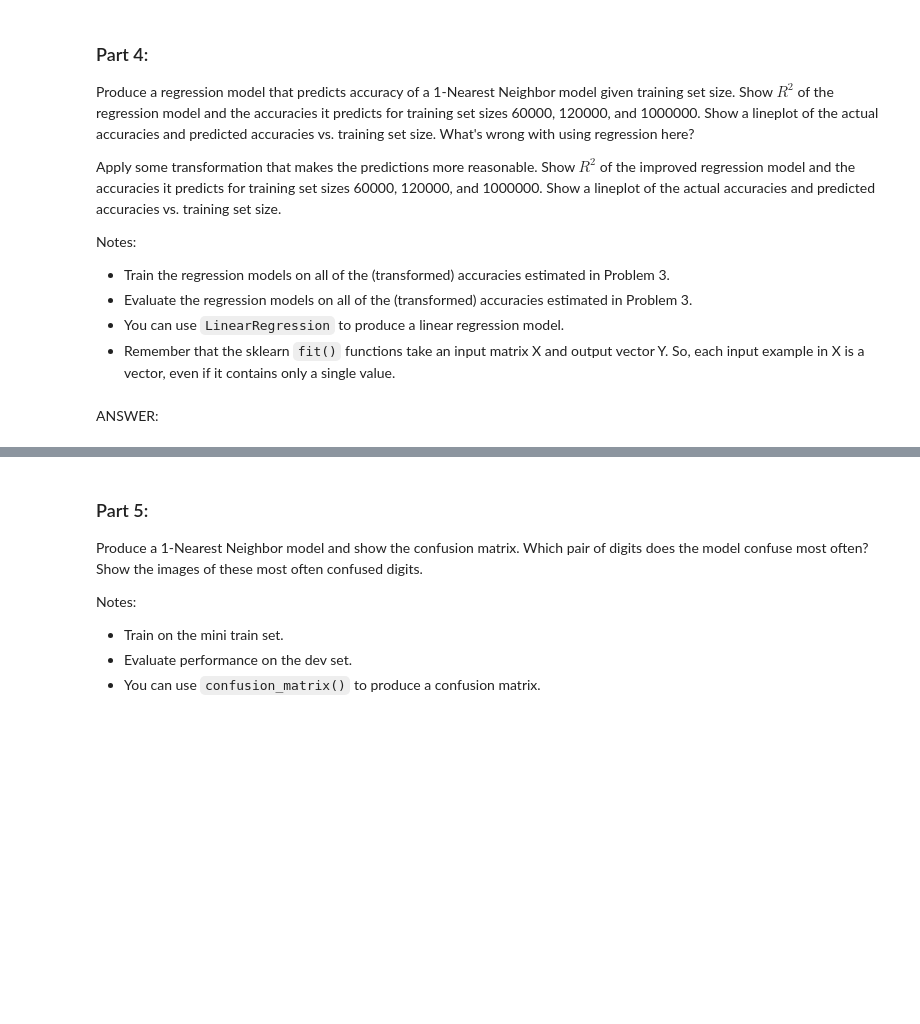
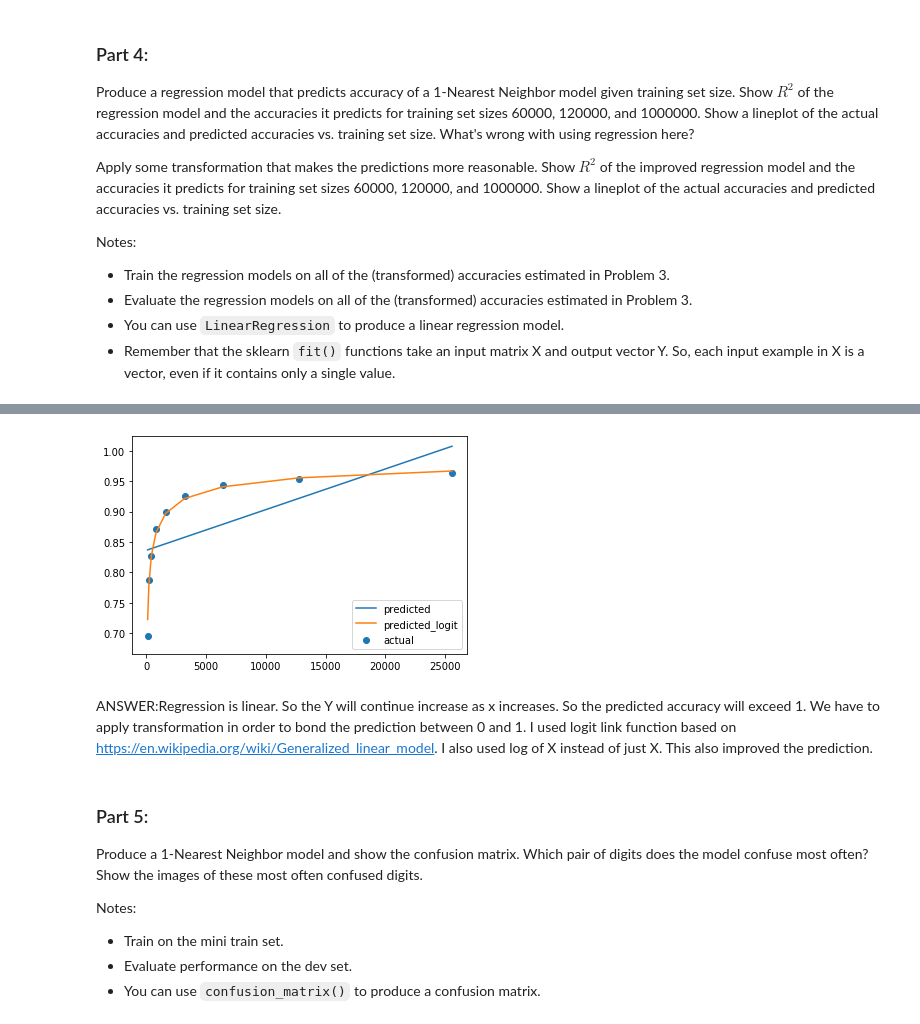
Before and after one commit to riwaa/Machine_Learning_Image_Classification, a Jupyter notebook: Richard_Wang_p1.ipynb, the cells around one changed output, grey strips where cells are left out. Drawn from its saved outputs; the diff is of its cells as text; code cells hidden in the pictures; blank space fills up the shorter version.

```diff
--- a/Richard_Wang_p1.ipynb
+++ b/Richard_Wang_p1.ipynb
@@ -199,2 +231,67 @@ Notes:
-# %% [markdown]
-ANSWER:
+# %%
+#def P4():
+
+### STUDENT START ###
+
+def r2_score(y_actual, y_predicted):
+    '''function to calculate r2 score'''
+    y_hat = np.average(y_actual)
+    ssr = 0
+    sst = 0
+
+    for y_act, y_pre in zip(y_actual, y_predicted):
+        sst += (y_act - y_hat)**2 # calculate total sum of square
+        ssr += (y_act - y_pre)**2 # caluclate sum of sqare residual
+
+    return(1 - ssr/sst)
+
+
+def print_output(model, x_tf, y_tf, y_actual, y_predicted):
+    '''print the result'''
+    print('R^2: {:.2f}'.format(r2_score(y_actual, y_predicted))) # print r square
+
+    for i in [60000, 120000, 1000000]: # loop to print accuracy predictions
+        x_transform = x_tf(i) # transform x using the tranform function
+        predicted = y_tf(model.predict(np.array([[x_transform]]))) # predict y and transform it
+        print('prediction for size of {:,}: {:.2f}'.format(i, predicted[0]))
+
+
+def P4():
+
+    train_sizes_reshape = np.array(train_sizes).reshape(-1, 1) # reshape the train size
+
+    # linear regression
+    ols = LinearRegression()
+    ols.fit(train_sizes_reshape, accuracies)
+    predicted = ols.predict(train_sizes_reshape)
+
+    print('Result for normal linear model\n')
+    print_output(ols, lambda x : x, lambda x : x, accuracies, predicted) # there is no transformation, so x = x
+
+
+
+    # linear regression with logit transformation, x are logged
+    accuracies_transofrm = np.log([i/(1-i) for i in accuracies]) # transform the y for training. This will bond y between 0 to 1
+
+    log_tf = lambda x: np.log(x) # function to transform x variable
+    logit_tf = lambda x: np.exp(x)/(1 + np.exp(x)) # function to calculate actual y for based on logit link function
+
+    ols_logit = LinearRegression()
+    ols_logit.fit(log_tf(train_sizes_reshape), accuracies_transofrm)
+    y = ols_logit.predict(log_tf(train_sizes_reshape)) # prediction of the model
+    predicted_logit = logit_tf(y) # calculating the actual y based on transformation
+
+    print('\n\n\nResult for log transformed logistic regression\n')
+    print_output(ols_logit, log_tf, logit_tf, accuracies, predicted_logit)
+
+    # creating the plot
+    fig, ax = plt.subplots()
+    ax.scatter(train_sizes, accuracies, label='actual')
+    ax.plot(train_sizes, predicted, label='predicted')
+    ax.plot(train_sizes, predicted_logit, label='predicted_logit')
+    ax.legend()
+
+### STUDENT END ###
+
+P4()
+# %% [output]
@@ -201,3 +313,6 @@ ANSWER:
+[figure, added]
+# %% [markdown]
+ANSWER:Regression is linear. So the Y will continue increase as x increases. So the predicted accuracy will exceed 1. We have to apply transformation in order to bond the prediction between 0 and 1. I used logit link function based on https://en.wikipedia.org/wiki/Generalized_linear_model. I also used log of X instead of just X. This also improved the prediction.
 # %% [markdown]
 ### Part 5:
 
```
Also changed, not shown: parts of 14 cells of this notebook.
